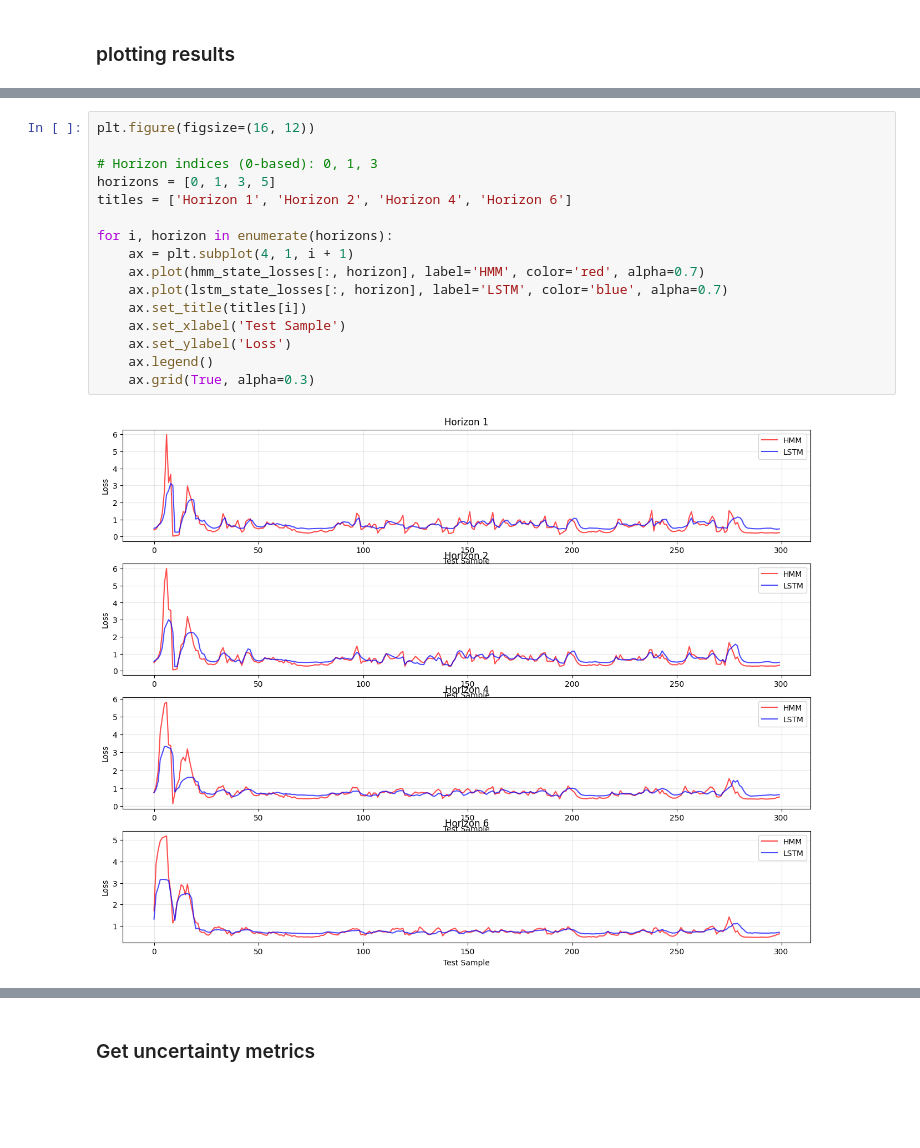
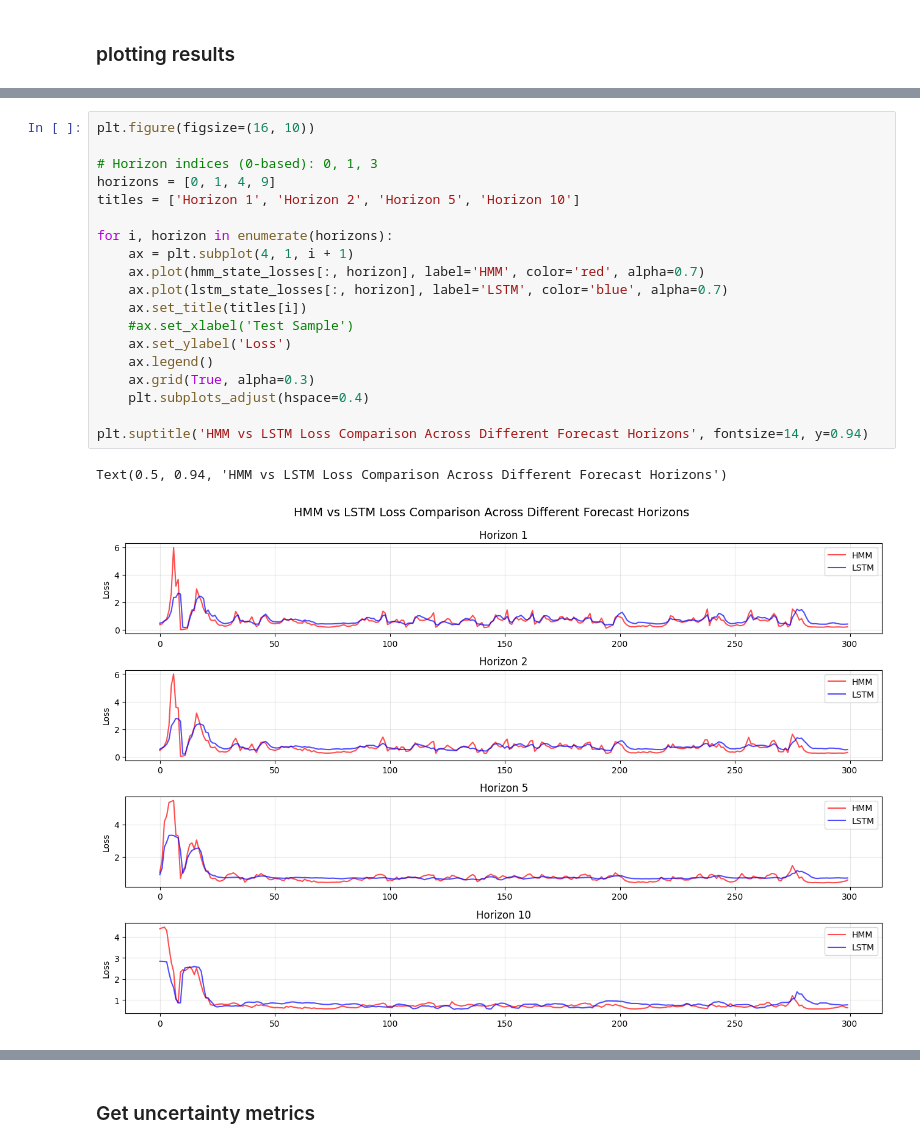
Before and after one commit to DuncanCSt/forecast_research, a Jupyter notebook: finance/lstm_V2.ipynb, the cells around one changed output, grey strips where cells are left out. Saved outputs shown, nothing was run; the diff lists cells and outputs as text; blank space fills up the shorter version.

```diff
--- a/finance/lstm_V2.ipynb
+++ b/finance/lstm_V2.ipynb
@@ -220,21 +248,25 @@ plot_model_comparison(lstm_stats_df, hmm_stats_df, 'LSTM', 'HMM')
 # %%
-plt.figure(figsize=(16, 12))
+plt.figure(figsize=(16, 10))
 
 # Horizon indices (0-based): 0, 1, 3
-horizons = [0, 1, 3, 5]
-titles = ['Horizon 1', 'Horizon 2', 'Horizon 4', 'Horizon 6']
+horizons = [0, 1, 4, 9]
+titles = ['Horizon 1', 'Horizon 2', 'Horizon 5', 'Horizon 10']
 
 for i, horizon in enumerate(horizons):
     ax = plt.subplot(4, 1, i + 1)
     ax.plot(hmm_state_losses[:, horizon], label='HMM', color='red', alpha=0.7)
     ax.plot(lstm_state_losses[:, horizon], label='LSTM', color='blue', alpha=0.7)
     ax.set_title(titles[i])
-    ax.set_xlabel('Test Sample')
+    #ax.set_xlabel('Test Sample')
     ax.set_ylabel('Loss')
     ax.legend()
     ax.grid(True, alpha=0.3)
+    plt.subplots_adjust(hspace=0.4)
+
+plt.suptitle('HMM vs LSTM Loss Comparison Across Different Forecast Horizons', fontsize=14, y=0.94)
 # %% [output]
+Text(0.5, 0.94, 'HMM vs LSTM Loss Comparison Across Different Forecast Horizons')
-[figure, old version]
+[figure, new version]
 # %%
 import numpy as np
 import matplotlib.pyplot as plt
```
Also changed, not shown: parts of 14 cells of this notebook, 16 other files.
